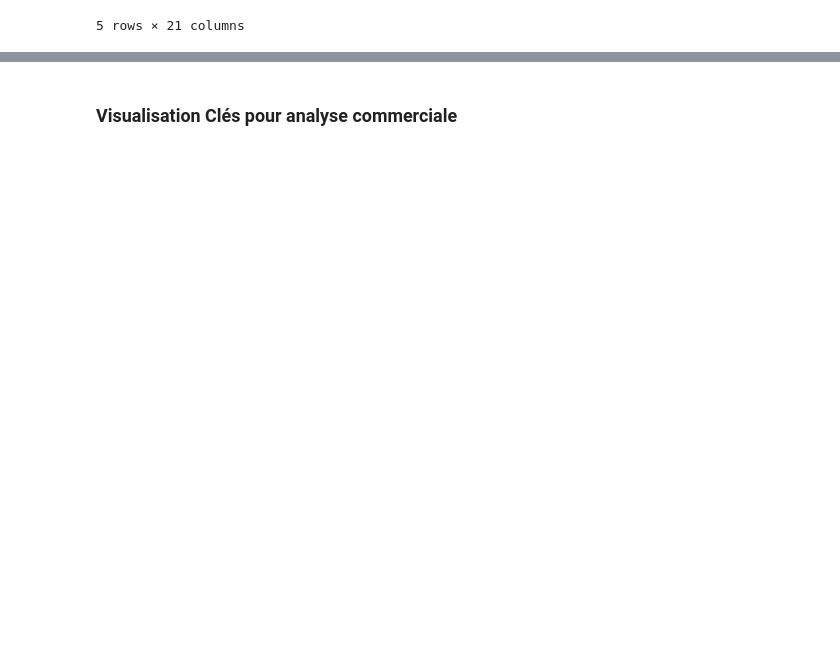
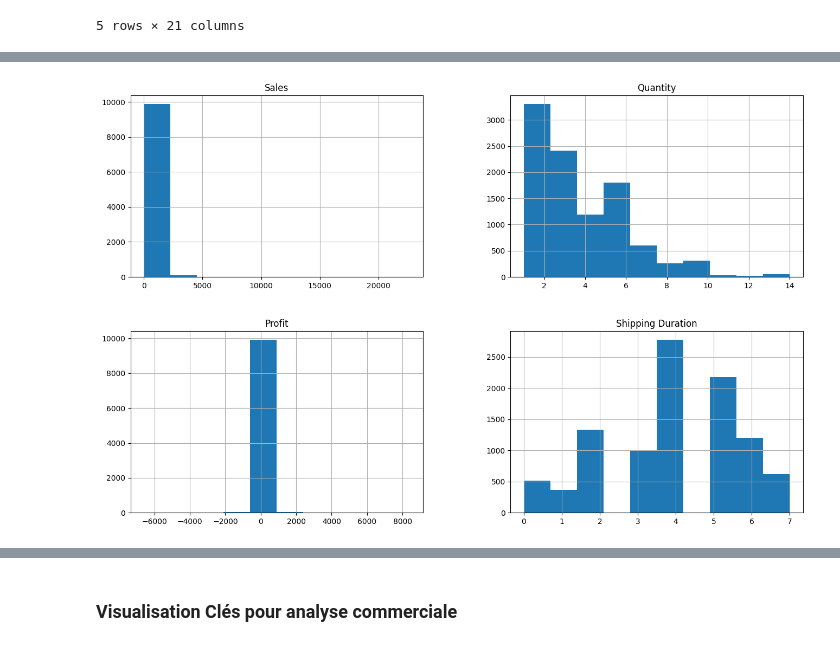
Before and after one commit to JWulfran/Projet_BI_performance_commerciale, a Jupyter notebook: notebooks/Superstore_data_analysis.ipynb, the cells around one changed output, grey strips where cells are left out. Saved outputs shown, nothing was run; the diff lists cells and outputs as text; code cells hidden in the pictures; blank space fills up the shorter version.

```diff
--- a/notebooks/Superstore_data_analysis.ipynb
+++ b/notebooks/Superstore_data_analysis.ipynb
@@ -16,0 +73,5 @@ df.head()
+# %%
+df[["Sales","Quantity","Profit","Shipping Duration"]].hist(figsize=(16, 10))
+plt.show()
+# %% [output]
+[figure, added]
```
Also changed, not shown: parts of 16 cells of this notebook, 1 other file.
